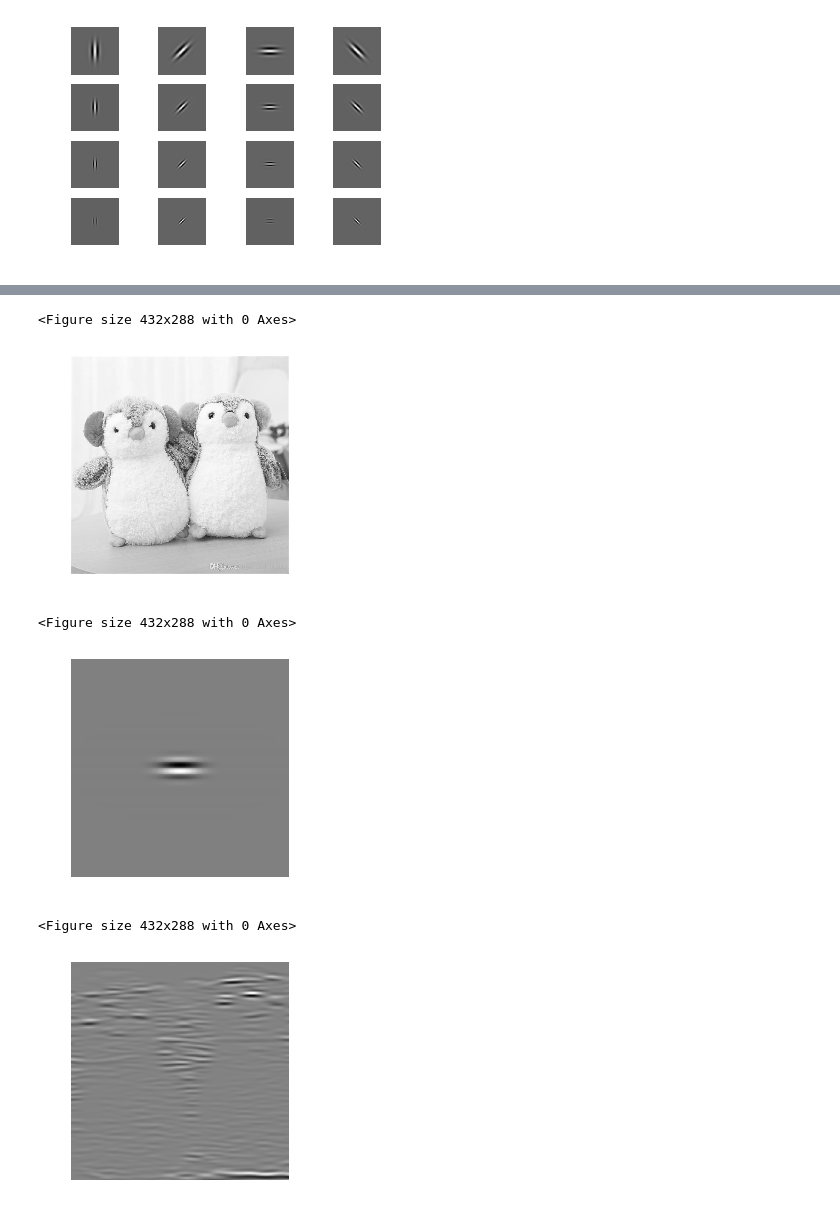
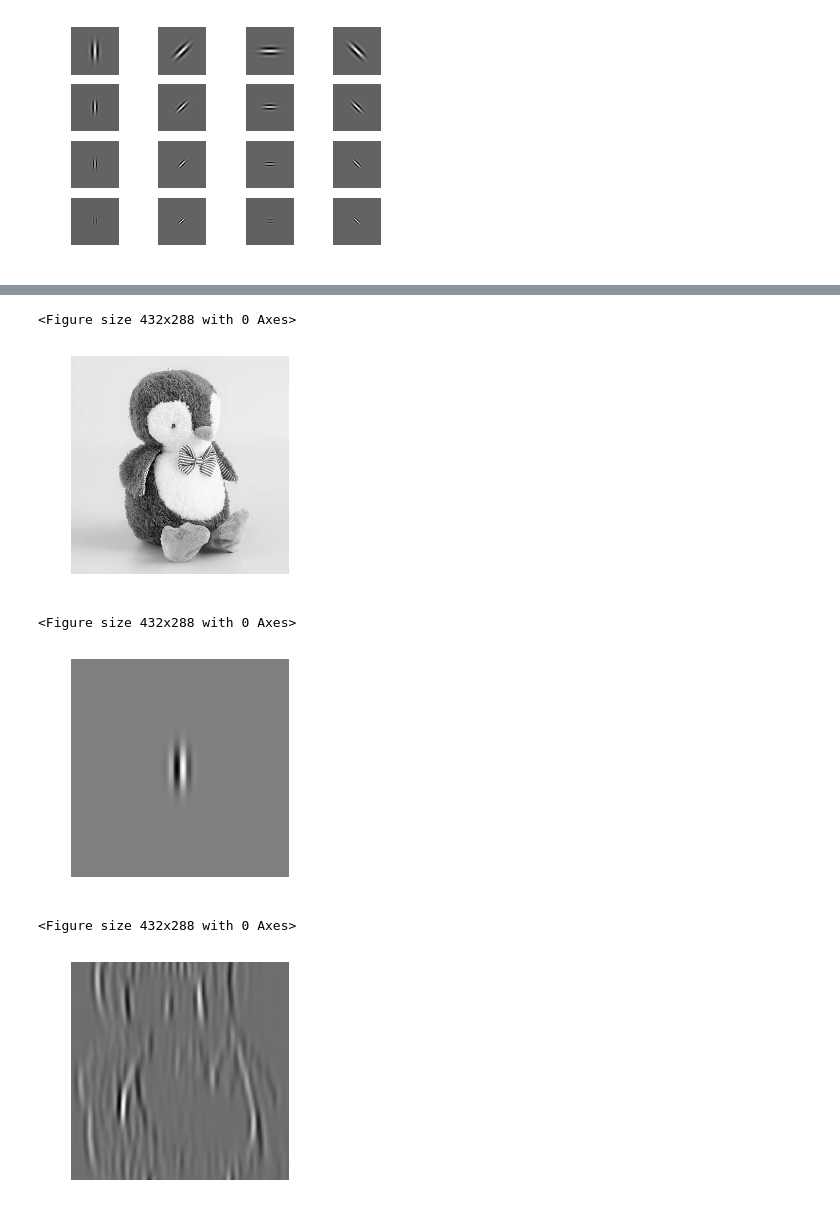
Before and after one commit to chloequinto/ImgProc, a Jupyter notebook: Project/Gabor Filter.ipynb, the cells around one changed output, grey strips where cells are left out. Cells and saved outputs as stored; diff of their text form; code cells hidden in the pictures.

Commit message:
Gabor Filter edits

```diff
--- a/Project/Gabor Filter.ipynb
+++ b/Project/Gabor Filter.ipynb
@@ -106,9 +98,9 @@ for i in range(n):
 # %%
 from skimage.color import rgb2gray
 from scipy.signal import convolve2d
-penguin = rgb2gray(plt.imread('penguin3.jpg'))
+penguin = rgb2gray(plt.imread('penguin.jpg'))
 plt.figure(); myimshow(penguin)
-sinGabor = sinFilterBank[10]
+sinGabor = sinFilterBank[8]
 plt.figure(); myimshow(sinGabor)
 %time res = convolve2d(penguin, sinGabor, mode='valid')
 plt.figure(); myimshow(res);
@@ -117,9 +109,9 @@ Wall time: 1min 4s
 <Figure size 432x288 with 0 Axes>
-[figure, old version]
+[figure, new version]
 <Figure size 432x288 with 0 Axes>
-[figure, old version]
+[figure, new version]
 <Figure size 432x288 with 0 Axes>
-[figure, old version]
+[figure, new version]
 # %%
 from skimage.color import rgb2gray
 from scipy.signal import convolve2d
```
Also changed, not shown: parts of 10 cells of this notebook, 2 other files.
